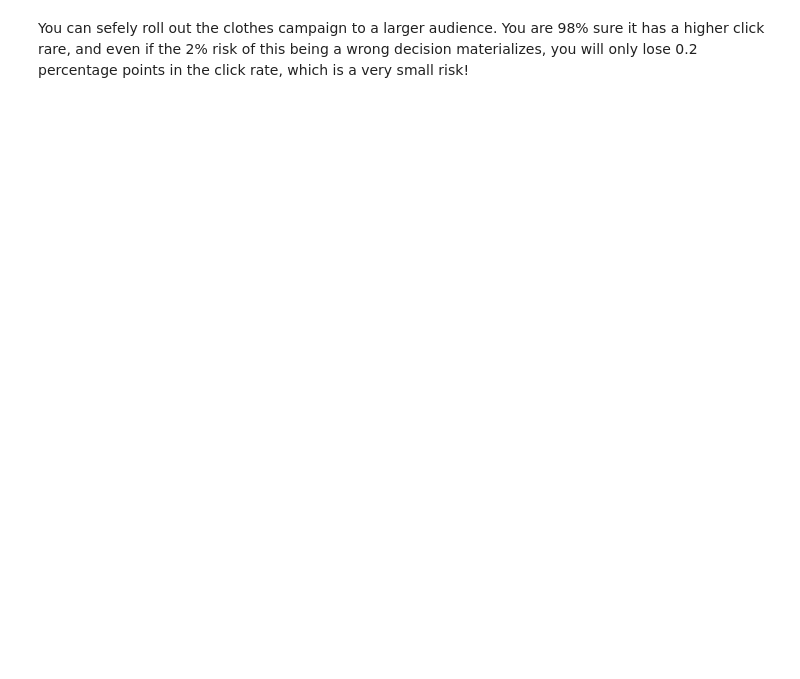
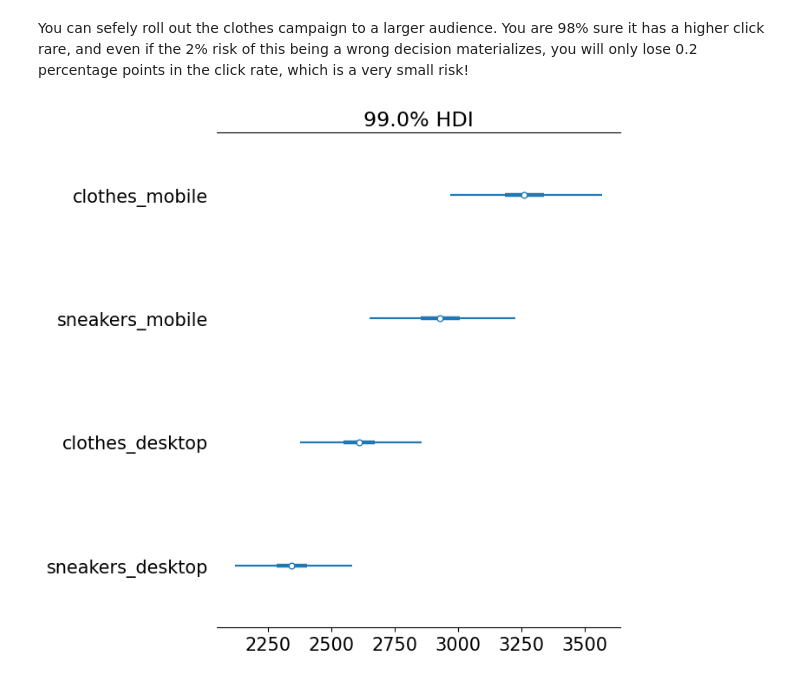
Before and after one commit to rpitchumani/datacamp, a Jupyter notebook: bayesian-data-analysis-in-python/Chapter_3_Bayesian_Data_Analysis_in_Python.ipynb, the cells around one changed output. Drawn from its saved outputs; the diff is of its cells as text; code cells hidden in the pictures; blank space fills up the shorter version.

```diff
--- a/bayesian-data-analysis-in-python/Chapter_3_Bayesian_Data_Analysis_in_Python.ipynb
+++ b/bayesian-data-analysis-in-python/Chapter_3_Bayesian_Data_Analysis_in_Python.ipynb
@@ -130,0 +140,18 @@ You can sefely roll out the clothes campaign to a larger audience. You are 98% s
+# %%
+# Calculate distributions of the numbers of clicks for clothes and sneakers
+clothes_num_clicks = clothes_posterior * 10_000
+sneakers_num_clicks = sneakers_posterior * 10_000
+
+# Calculate cost distributions for each product and platform
+ads_costs = {
+    "clothes_mobile": clothes_num_clicks * 2.5,
+    "sneakers_mobile": sneakers_num_clicks * 2.5,
+    "clothes_desktop": clothes_num_clicks * 2.0,
+    "sneakers_desktop": sneakers_num_clicks * 2.0,
+}
+
+# Draw a forest plot of ads_costs
+pm.plot_forest(ads_costs, hdi_prob=0.99, textsize=15)
+plt.show()
+# %% [output]
+[figure, added]
```
Also changed, not shown: parts of 14 cells of this notebook.
